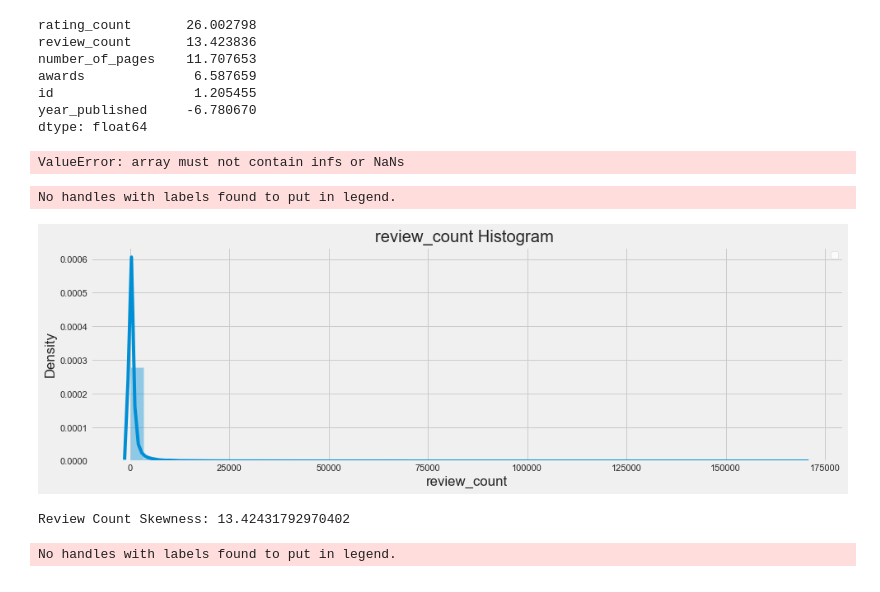
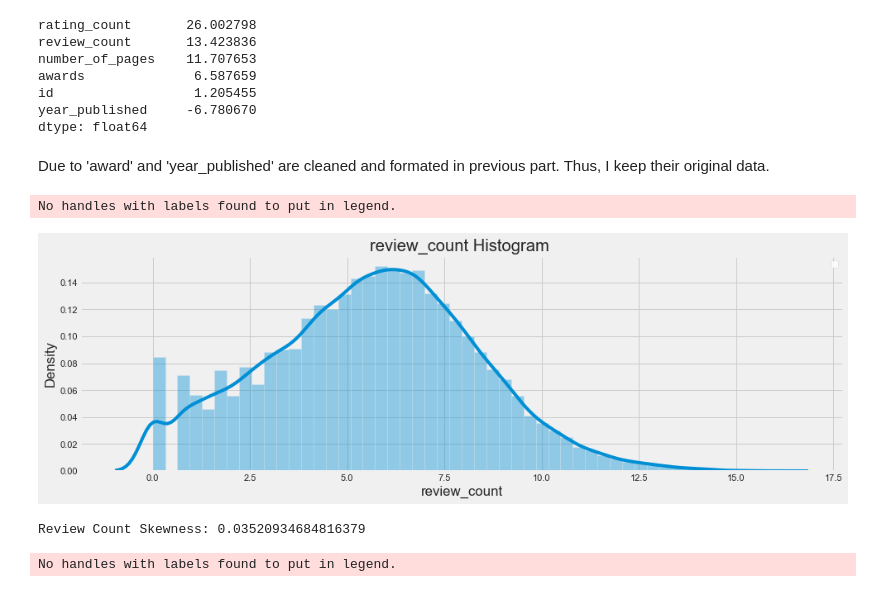
Before and after one commit to quangLinh9038/pds_books, a Jupyter notebook: assignment2.ipynb, the cells around one changed output. Drawn from its saved outputs; the diff is of its cells as text; code cells hidden in the pictures.

```diff
--- a/assignment2.ipynb
+++ b/assignment2.ipynb
@@ -1255,3 +1221,5 @@ awards              6.587659
 id                  1.205455
 year_published     -6.780670
 dtype: float64
+# %% [markdown]
+Due to 'award' and 'year_published' are cleaned and formated in previous part. Thus, I keep their original data.
@@ -1278,6 +1250,4 @@ def fixing_skewness(df):
     for feat in skewed_features:
         df[feat] = boxcox1p(df[feat], boxcox_normmax(df[feat] + 1))
 
-fixing_skewness(X)
+fixing_skewness(X_skew_feats)
-# %% [output]
-ValueError: array must not contain infs or NaNs
@@ -1284,12 +1256,12 @@ ValueError: array must not contain infs or NaNs
 # %%
-histogram(X, 'review_count')
+histogram(X_skew_feats, 'review_count')
 # %% [output]
 No handles with labels found to put in legend.
-[figure, old version]
+[figure, new version]
 # %%
-print("Review Count Skewness: " + str(X['review_count'].skew()))
+print("Review Count Skewness: " + str(X_skew_feats['review_count'].skew()))
 # %% [output]
-Review Count Skewness: 13.42431792970402
+Review Count Skewness: 0.03520934684816379
 # %%
 histogram(X_skew_feats, 'rating_count')
 # %% [output]
```
Also changed, not shown: parts of 98 cells of this notebook, 2 other files.
